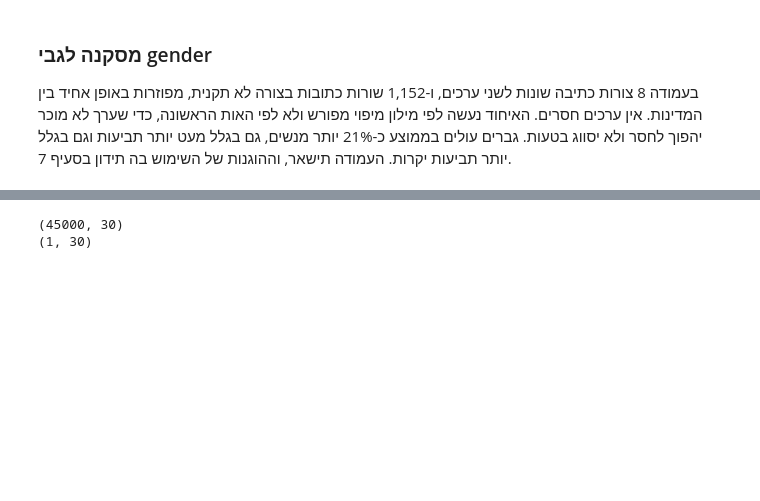
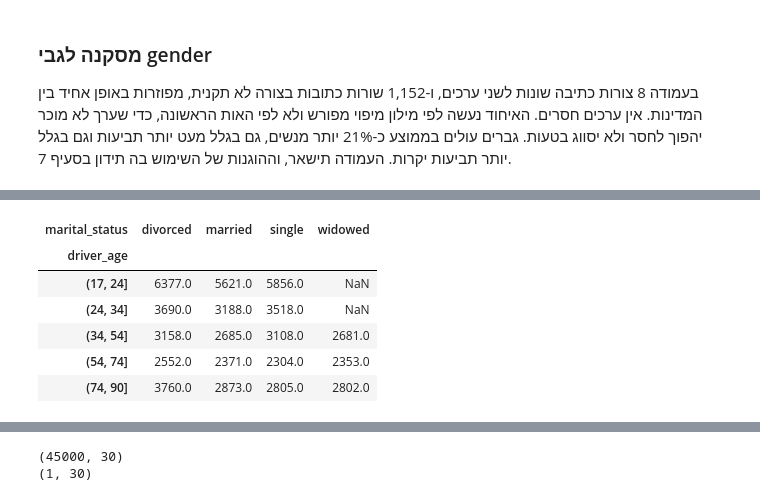
Before and after one commit to liadrimer/car-insurance-claim-prediction, a Jupyter notebook: cleaning_driver.ipynb, the cells around one changed output, grey strips where cells are left out. Saved outputs shown, nothing was run; the diff lists cells and outputs as text; code cells hidden in the pictures; blank space fills up the shorter version.

Commit message:
Add files via upload
Analyze marital_status

```diff
--- a/cleaning_driver.ipynb
+++ b/cleaning_driver.ipynb
@@ -461,0 +503,13 @@ df.groupby(gender_clean)["annual_claim_cost"].agg(
+# %%
+# עלות ממוצעת לפי מצב משפחתי בתוך כל קבוצת גיל בנפרד
+age_group = pd.cut(df["driver_age"], bins=[17, 24, 34, 54, 74, 90])
+df.pivot_table(index=age_group, columns="marital_status",
+               values="annual_claim_cost", aggfunc="mean", observed=True).round(0)
+# %% [output]
+| marital_status | divorced | married | single | widowed |
+| driver_age |  |  |  |  |
+| (17, 24] | 6377.0 | 5621.0 | 5856.0 | NaN |
+| (24, 34] | 3690.0 | 3188.0 | 3518.0 | NaN |
+| (34, 54] | 3158.0 | 2685.0 | 3108.0 | 2681.0 |
+| (54, 74] | 2552.0 | 2371.0 | 2304.0 | 2353.0 |
+| (74, 90] | 3760.0 | 2873.0 | 2805.0 | 2802.0 |
```
Also changed, not shown: parts of 6 cells of this notebook.
